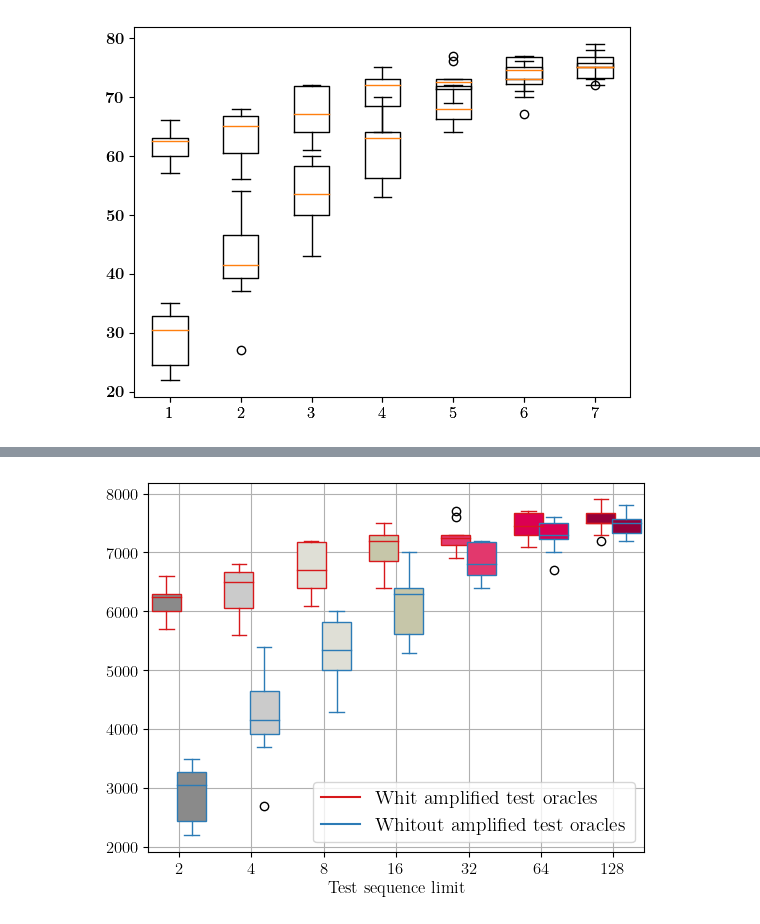
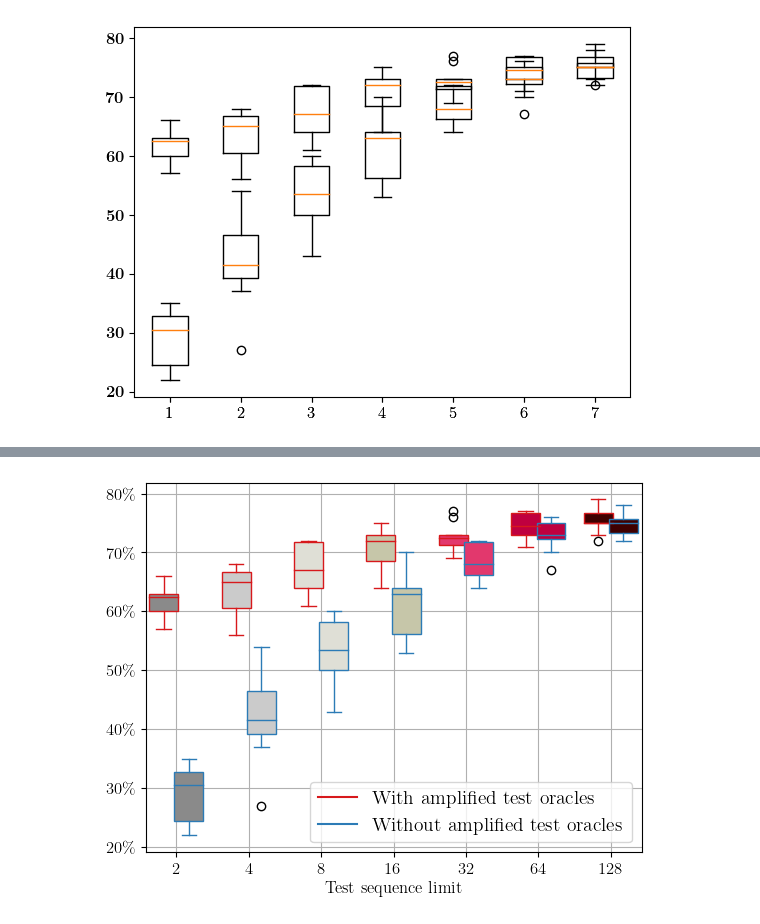
Before and after one commit to aduquet/PhDStuff_repo, a Jupyter notebook: test-amplification-AuxFiles/plots/plots.ipynb, the cells around one changed output, grey strips where cells are left out. Saved outputs shown, nothing was run; the diff lists cells and outputs as text; code cells hidden in the pictures.

```diff
--- a/test-amplification-AuxFiles/plots/plots.ipynb
+++ b/test-amplification-AuxFiles/plots/plots.ipynb
@@ -180,38 +180,44 @@ def define_box_properties(plot_name, color_code, label):
     plt.legend()
     # plt.legend(loc='upper center', bbox_to_anchor=(0.5, -0.05),
     #       fancybox=True, shadow=True, ncol=1)
 
 
 # setting colors for each groups
-define_box_properties(state_plot, '#D7191C', 'Whit amplified test oracles')
-define_box_properties(wstate_plot, '#2C7BB6', 'Whitout amplified test oracles')
+define_box_properties(state_plot, '#D7191C', 'With amplified test oracles')
+define_box_properties(wstate_plot, '#2C7BB6', 'Without amplified test oracles')
 
 # set the x label values
 plt.xticks(np.arange(0, len(ticksPlot) * 2, 2), ticksPlot)
 
 # set the limit for x axis
 # plt.xlim(-2, len(ticksPlot)*2)
 
 # set the limit for y axis
 # plt.ylim(0, 50)
-colors = ['#8a8a8a', '#cbcbcb', '#dfdfd6', '#c6c6a9', '#e2386d', '#db0052', '#93003a']
+# colors = ['#8a8a8a', '#cbcbcb', '#dfdfd6', '#c6c6a9', '#e2386d', '#db0052', '#93003a']
+colors = ['#8a8a8a', '#cbcbcb', '#dfdfd6', '#c6c6a9', '#e2386d', '#bf003f', '#3f0000']
 for bplot in (state_plot, wstate_plot):
     for patch, color in zip(bplot['boxes'], colors):
         patch.set_facecolor(color)
         # patch.set(hatch = '/')
 
 # set the title
 # plt.title('Grouped boxplot using matplotlib')
 plt.xlabel('Test sequence limit')
 
-plt.gca().set_yticklabels([f'{x:%}' for x in plt.gca().get_yticks()])
+# plt.gca().yaxis.set_major_formatter(plt.FuncFormatter('{}%'.format))
+# yvals = ax.get_yticks()
+# ax.set_yticklabels(["{:,.1%}".format(y) for y in yvals], fontsize=12)
+import matplotlib.ticker as mtick
+plt.gca().yaxis.set_major_formatter(mtick.PercentFormatter(xmax=100))
 
 # plt.axis('% asdfas')
 # state_plot.set_xlabel('xlabel')
 # state_plot.set_ylabel('ylabel')
 plt.grid()
+plt.savefig('finalplot.pdf')
 # %% [output]
-[figure, old version]
+[figure, new version]
 # %%
 import matplotlib.pyplot as plt
 
```
